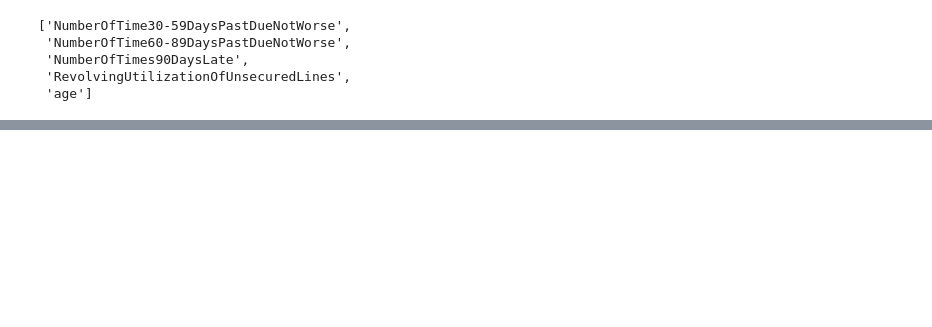
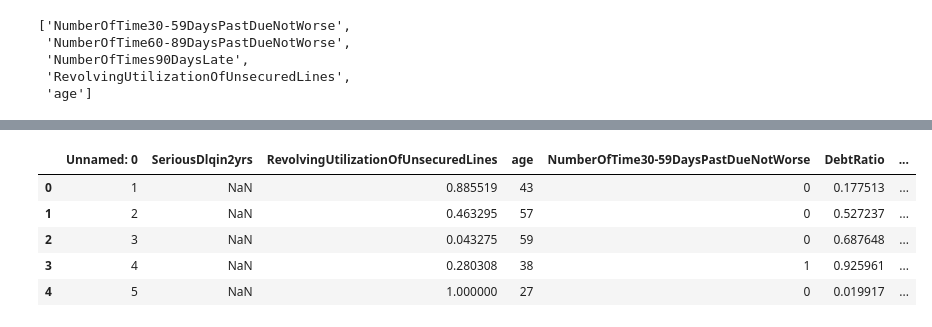
Before and after one commit to TarunMadan93/CreditScorecard, a Jupyter notebook: Credit_scorecard.ipynb, the cells around one changed output, grey strips where cells are left out. Cells and saved outputs as stored; diff of their text form; code cells hidden in the pictures; blank space fills up the shorter version.

```diff
--- a/Credit_scorecard.ipynb
+++ b/Credit_scorecard.ipynb
@@ -302,0 +409,11 @@ Name: 7, dtype: object
+# %%
+test_df = pd.read_csv('test_data.csv')
+# %%
+test_df.head()
+# %% [output]
+|  | Unnamed: 0 | SeriousDlqin2yrs | RevolvingUtilizationOfUnsecuredLines | age | NumberOfTime30-59DaysPastDueNotWorse | DebtRatio | ... |
+| 0 | 1 | NaN | 0.885519 | 43 | 0 | 0.177513 | ... |
+| 1 | 2 | NaN | 0.463295 | 57 | 0 | 0.527237 | ... |
+| 2 | 3 | NaN | 0.043275 | 59 | 0 | 0.687648 | ... |
+| 3 | 4 | NaN | 0.280308 | 38 | 1 | 0.925961 | ... |
+| 4 | 5 | NaN | 1.000000 | 27 | 0 | 0.019917 | ... |
```
Also changed, not shown: parts of 19 cells of this notebook.
